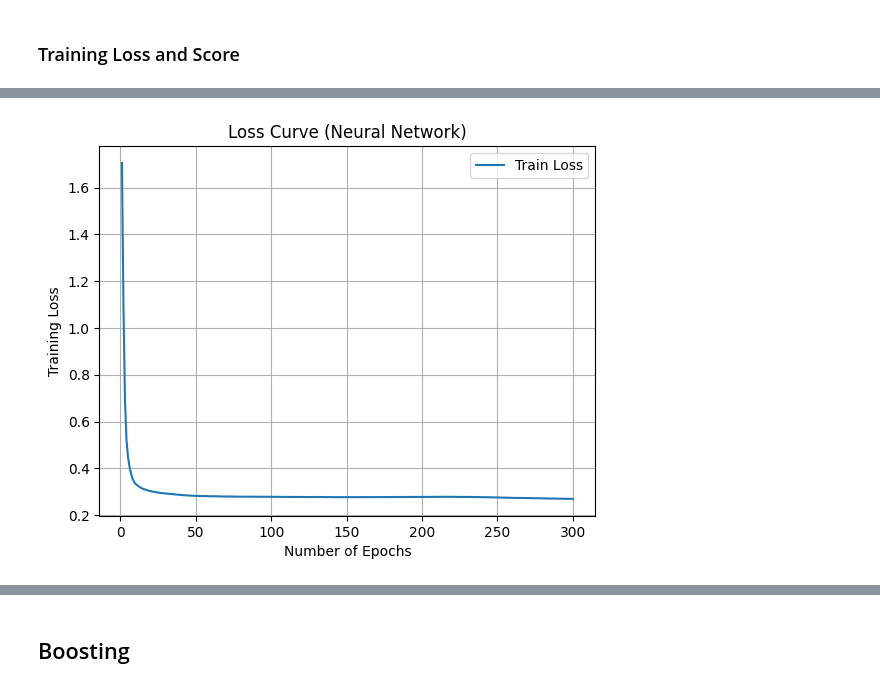
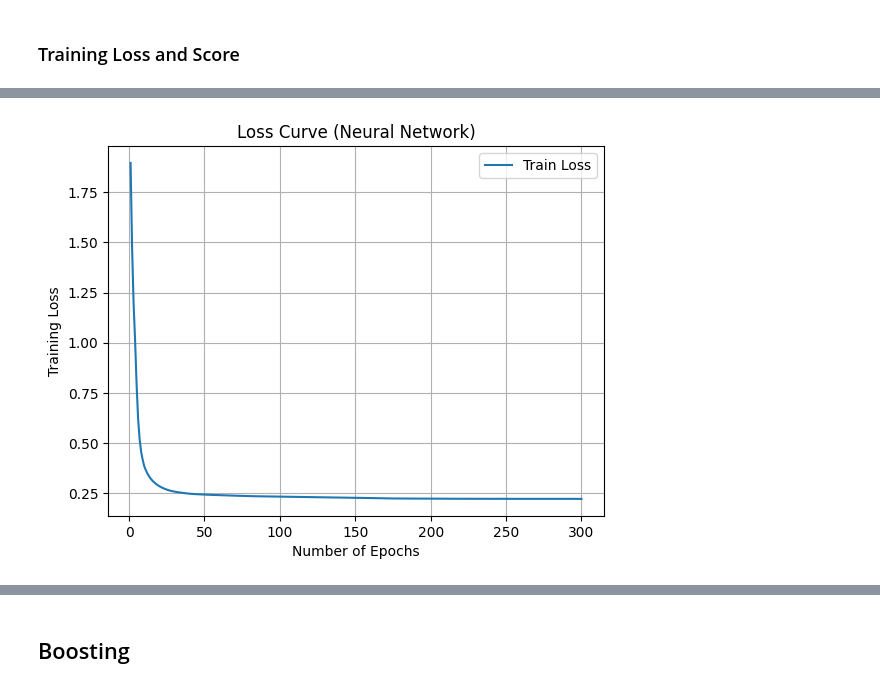
Before and after one commit to harry-z-kang/CS7641, a Jupyter notebook: supervised_learning/dry_bean.ipynb, the cells around one changed output, grey strips where cells are left out. Saved outputs shown, nothing was run; the diff lists cells and outputs as text; code cells hidden in the pictures.

```diff
--- a/supervised_learning/dry_bean.ipynb
+++ b/supervised_learning/dry_bean.ipynb
@@ -253,6 +292,9 @@ plot_learning_curve(decision_tree_classifier_learning, "Decision Tree")
 # %%
 neural_network_classifier = MLPClassifier(
-    hidden_layer_sizes=(4, 4), random_state=42, max_iter=2000)
+    hidden_layer_sizes=(4, 4),
+    random_state=42,
+    max_iter=2000
+)
 default_fit_test(neural_network_classifier)
 # %% [output]
 Train score 0.9249501417025296
@@ -302,6 +324,8 @@ plt.show()
 # %%
-param_grid = {'alpha': np.logspace(-20, 1, 30),
-              'learning_rate_init': np.logspace(-5, 1, 7)}
+param_grid = {
+    'alpha': np.logspace(-20, 1, 15),
+    'learning_rate_init': np.logspace(-5, 1, 10)
+}
 neural_network_classifier_best = grid_search_and_best_fit(
-    neural_network_classifier, param_grid, 1, "neural network")
+    neural_network_classifier, param_grid, 1, "multi-layer neural network")
 # %% [output]
@@ -309,3 +335,3 @@ Best params for neural network: {'alpha': 0.35622478902624516, 'learning_rate_in
 # %%
-best_fit_test(neural_network_classifier_best, 1, "neural network")
+best_fit_test(neural_network_classifier_best, 1, "multi-layer neural network")
 # %% [output]
@@ -330,24 +363,28 @@ plot_learning_curve(neural_network_classifier_learning,
 # %%
-neural_network_classifier = MLPClassifier(hidden_layer_sizes=(4, 4), random_state=42, max_iter=1, alpha=neural_network_classifier_best.best_params_[
-                                          'alpha'], learning_rate_init=neural_network_classifier_best.best_params_['learning_rate_init'], warm_start=True)
+neural_network_classifier = MLPClassifier(
+    hidden_layer_sizes=(4, 4), random_state=42, max_iter=1,
+    alpha=neural_network_classifier_best.best_params_['alpha'],
+    learning_rate_init=neural_network_classifier_best.best_params_['learning_rate_init'],
+    warm_start=True
+)
 epochs = 300
-loss_training = np.zeros(epochs)
-score_training = np.zeros(epochs)
-score_validation = np.zeros(epochs)
+training_loss = np.zeros(epochs)
+training_score = np.zeros(epochs)
+validation_score = np.zeros(epochs)
 
 features_train_train, features_train_test, target_train_train, target_train_test = train_test_split(
     FEATURES_TRAIN, TARGET_TRAIN, test_size=0.3, random_state=42)
 for epoch in range(epochs):
     neural_network_classifier.fit(features_train_train, target_train_train)
 
-    score_training[epoch] = accuracy_score(
+    training_score[epoch] = accuracy_score(
         target_train_train, neural_network_classifier.predict(features_train_train))
-    score_validation[epoch] = accuracy_score(
+    validation_score[epoch] = accuracy_score(
         target_train_test, neural_network_classifier.predict(features_train_test))
 
-    loss_training[epoch] = neural_network_classifier.loss_
+    training_loss[epoch] = neural_network_classifier.loss_
 
-score_test = accuracy_score(
+test_score = accuracy_score(
     TARGET_TEST, neural_network_classifier.predict(FEATURES_TEST))
-print("Test set accuracy:", score_test)
+print("Test set accuracy:", test_score)
 # %% [output]
@@ -355,12 +405,12 @@ Test set accuracy: 0.9289911851126347
 # %%
 plt.figure()
-plt.plot(np.arange(epochs) + 1, loss_training, label='Train Loss')
+plt.plot(np.arange(epochs) + 1, training_loss, label='Train Loss')
 plt.legend()
 plt.title("Loss Curve (Neural Network)")
 plt.xlabel("Number of Epochs")
 plt.ylabel("Training Loss")
 plt.grid()
-plt.savefig('dry_bean_neural_network_loss_curve.png')
+plt.savefig('images/dry_bean/dry_bean_neural_network_loss_curve.png')
 plt.show()
 # %% [output]
-[figure, old version]
+[figure, new version]
```
Also changed, not shown: parts of 112 cells of this notebook, 9 other files.
